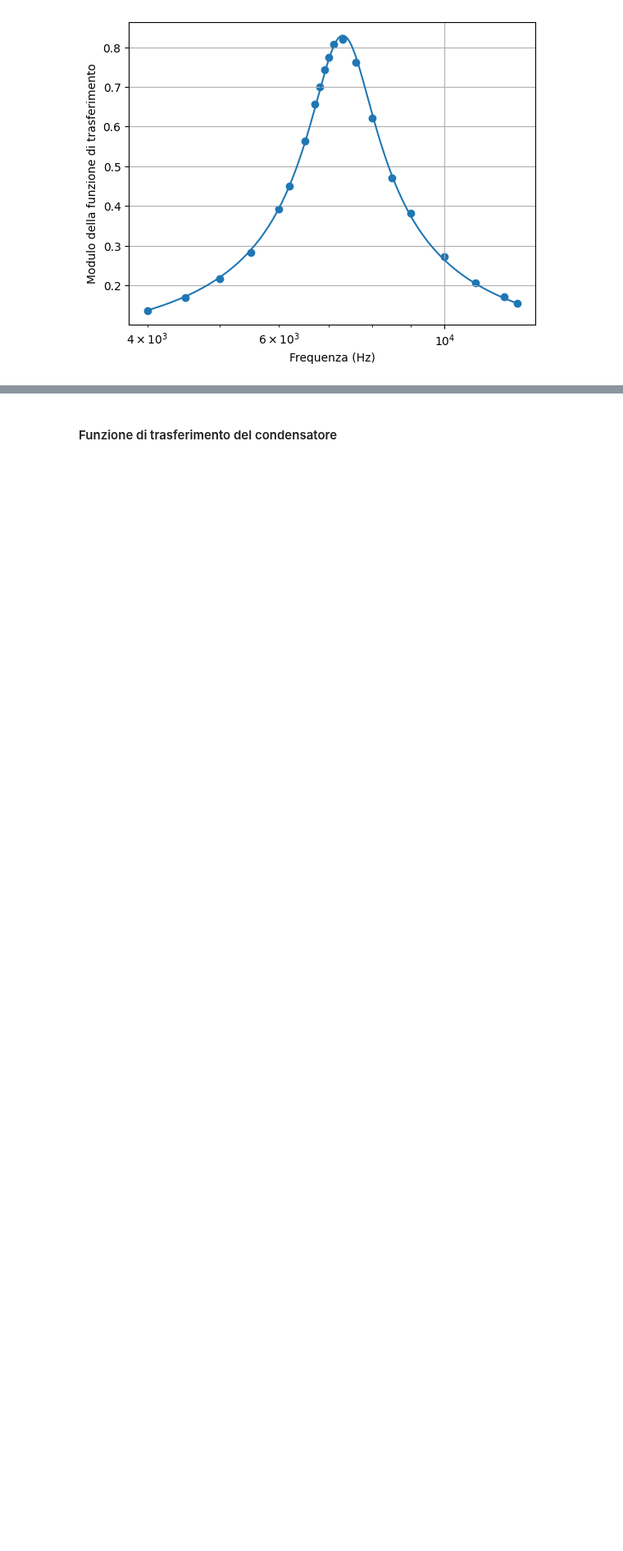
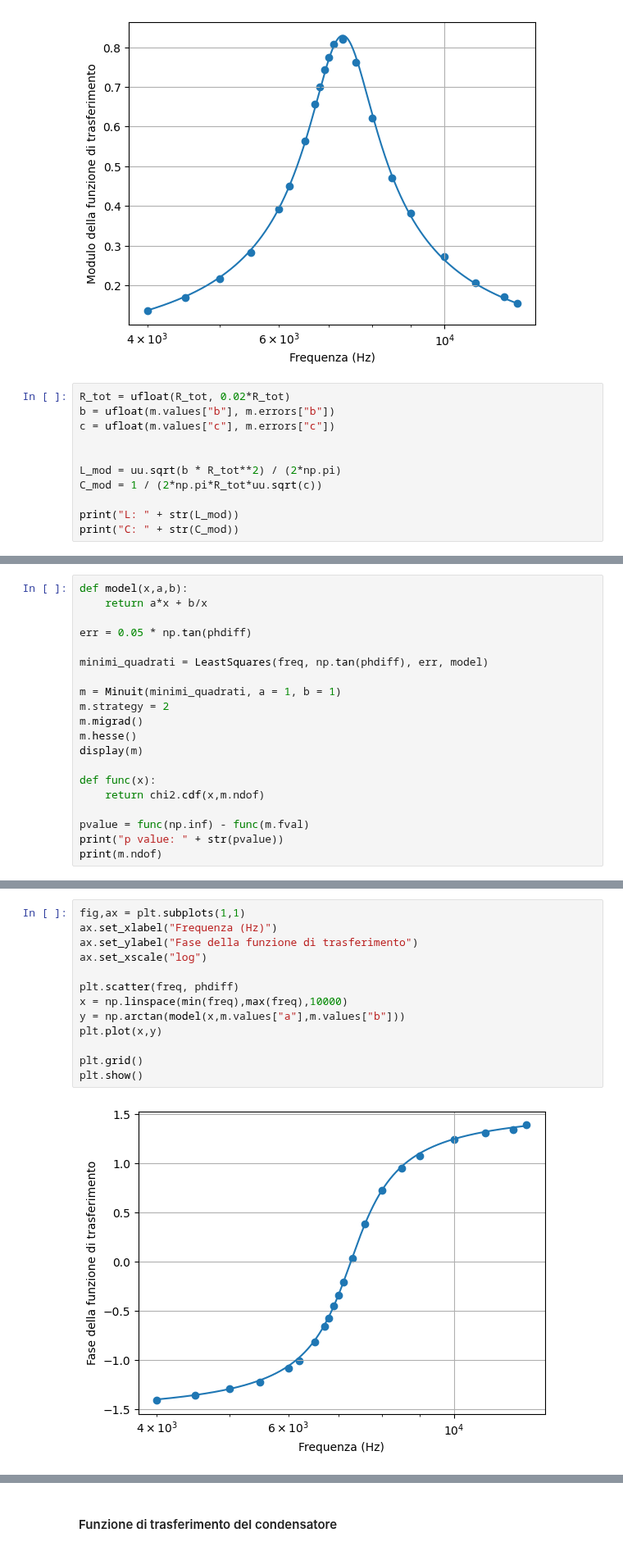
Before and after one commit to ARossiUnimib/Laboratorio-2---Gruppo-21-A.A.-2023-24, a Jupyter notebook: Notebooks/Circuiti_3/Circuiti_3.ipynb, the cells around one changed output, grey strips where cells are left out. Shown at 82% size. Saved outputs shown, nothing was run; the diff lists cells and outputs as text; blank space fills up the shorter version.

```diff
--- a/Notebooks/Circuiti_3/Circuiti_3.ipynb
+++ b/Notebooks/Circuiti_3/Circuiti_3.ipynb
@@ -445,3 +449,14 @@ plt.grid()
 plt.show()
 # %% [output]
 [figure]
+# %%
+R_tot = ufloat(R_tot, 0.02*R_tot)
+b = ufloat(m.values["b"], m.errors["b"])
+c = ufloat(m.values["c"], m.errors["c"])
+
+
+L_mod = uu.sqrt(b * R_tot**2) / (2*np.pi)
+C_mod = 1 / (2*np.pi*R_tot*uu.sqrt(c))
+
+print("L: " + str(L_mod))
+print("C: " + str(C_mod))
@@ -447,0 +480,20 @@ plt.show()
+# %%
+def model(x,a,b):
+    return a*x + b/x
+
+err = 0.05 * np.tan(phdiff)
+
+minimi_quadrati = LeastSquares(freq, np.tan(phdiff), err, model)
+
+m = Minuit(minimi_quadrati, a = 1, b = 1)
+m.strategy = 2
+m.migrad()
+m.hesse()
+display(m)
+
+def func(x):
+    return chi2.cdf(x,m.ndof)
+
+pvalue = func(np.inf) - func(m.fval)
+print("p value: " + str(pvalue))
+print(m.ndof)
@@ -447,0 +515,15 @@ plt.show()
+# %%
+fig,ax = plt.subplots(1,1)
+ax.set_xlabel("Frequenza (Hz)")
+ax.set_ylabel("Fase della funzione di trasferimento")
+ax.set_xscale("log")
+
+plt.scatter(freq, phdiff)
+x = np.linspace(min(freq),max(freq),10000)
+y = np.arctan(model(x,m.values["a"],m.values["b"]))
+plt.plot(x,y)
+
+plt.grid()
+plt.show()
+# %% [output]
+[figure, added]
```
Also changed, not shown: parts of 30 cells of this notebook.
